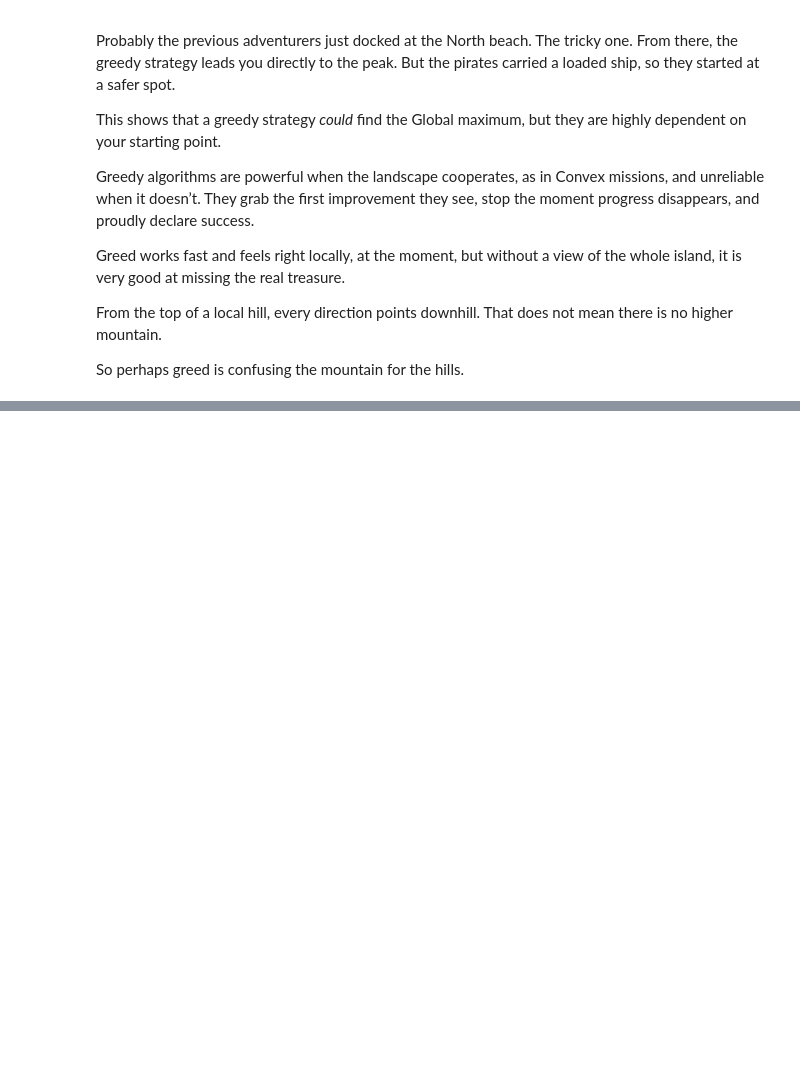
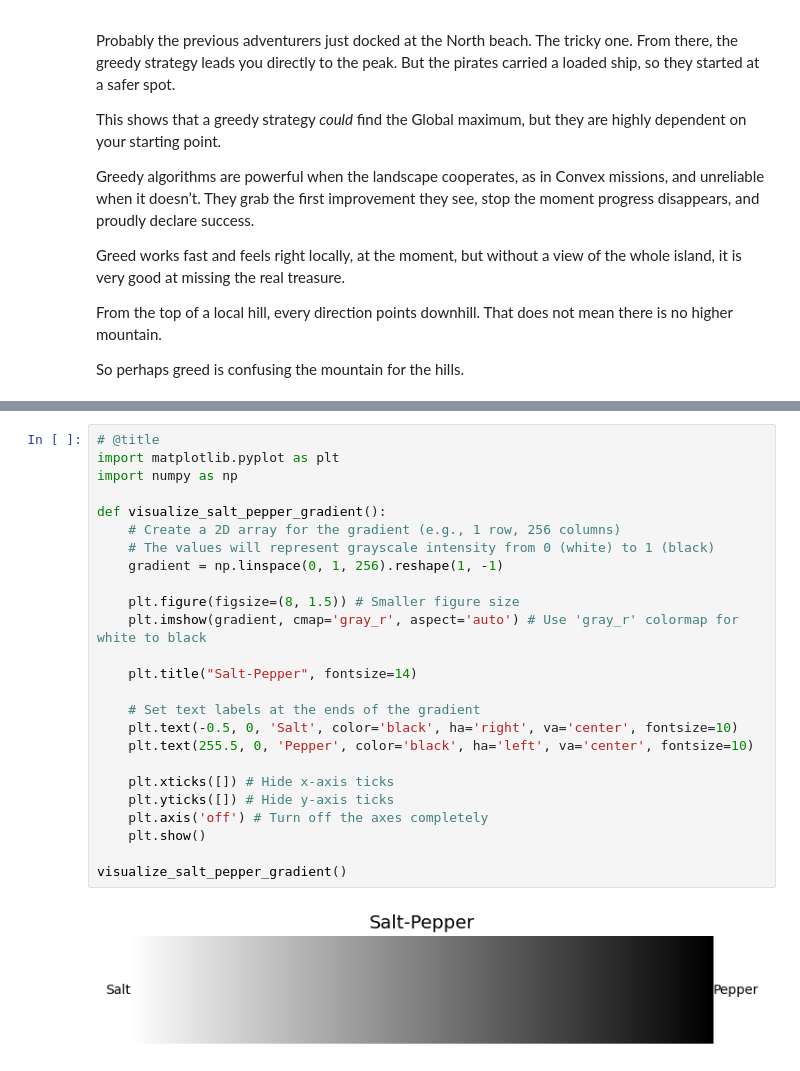
Before and after one commit to JulTob/Optimization, a Jupyter notebook: Introduction_to_Optimization.ipynb, the cells around one changed output, grey strips where cells are left out. Cells and saved outputs as stored; diff of their text form; blank space fills up the shorter version.

```diff
--- a/Introduction_to_Optimization.ipynb
+++ b/Introduction_to_Optimization.ipynb
@@ -2170,0 +2068,27 @@ you were standing on a simplex.
+# %%
+# @title
+import matplotlib.pyplot as plt
+import numpy as np
+
+def visualize_salt_pepper_gradient():
+    # Create a 2D array for the gradient (e.g., 1 row, 256 columns)
+    # The values will represent grayscale intensity from 0 (white) to 1 (black)
+    gradient = np.linspace(0, 1, 256).reshape(1, -1)
+
+    plt.figure(figsize=(8, 1.5)) # Smaller figure size
+    plt.imshow(gradient, cmap='gray_r', aspect='auto') # Use 'gray_r' colormap for white to black
+
+    plt.title("Salt-Pepper", fontsize=14)
+
+    # Set text labels at the ends of the gradient
+    plt.text(-0.5, 0, 'Salt', color='black', ha='right', va='center', fontsize=10)
+    plt.text(255.5, 0, 'Pepper', color='black', ha='left', va='center', fontsize=10)
+
+    plt.xticks([]) # Hide x-axis ticks
+    plt.yticks([]) # Hide y-axis ticks
+    plt.axis('off') # Turn off the axes completely
+    plt.show()
+
+visualize_salt_pepper_gradient()
+# %% [output]
+[figure, added]
```
Also changed, not shown: parts of 9 cells of this notebook.
